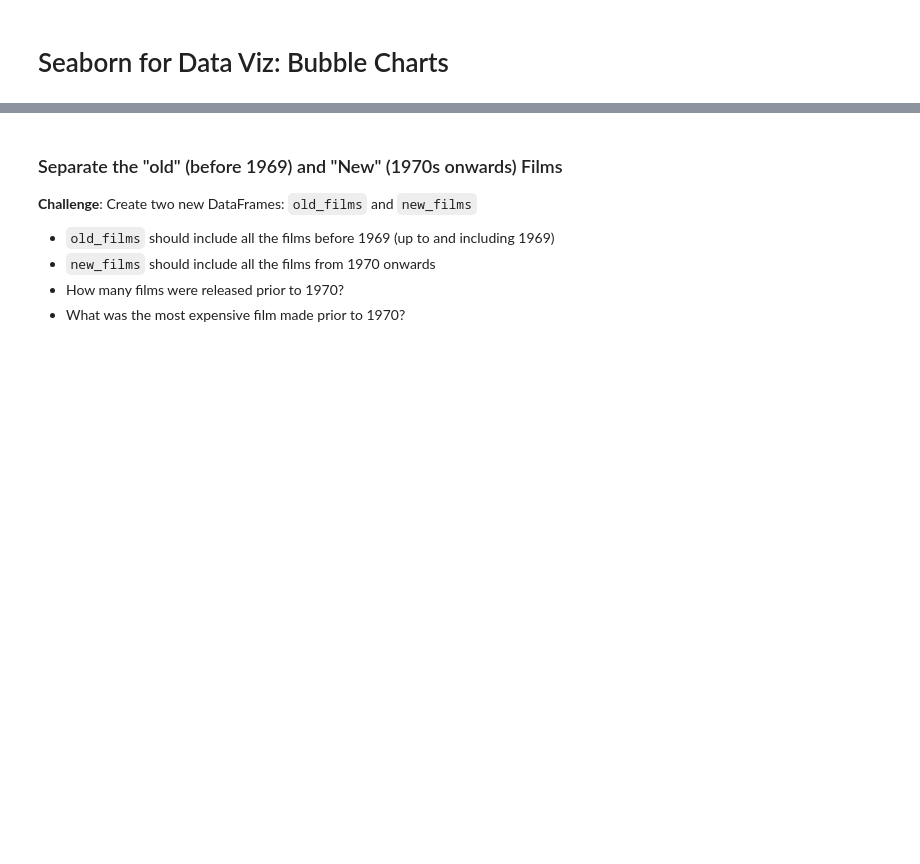
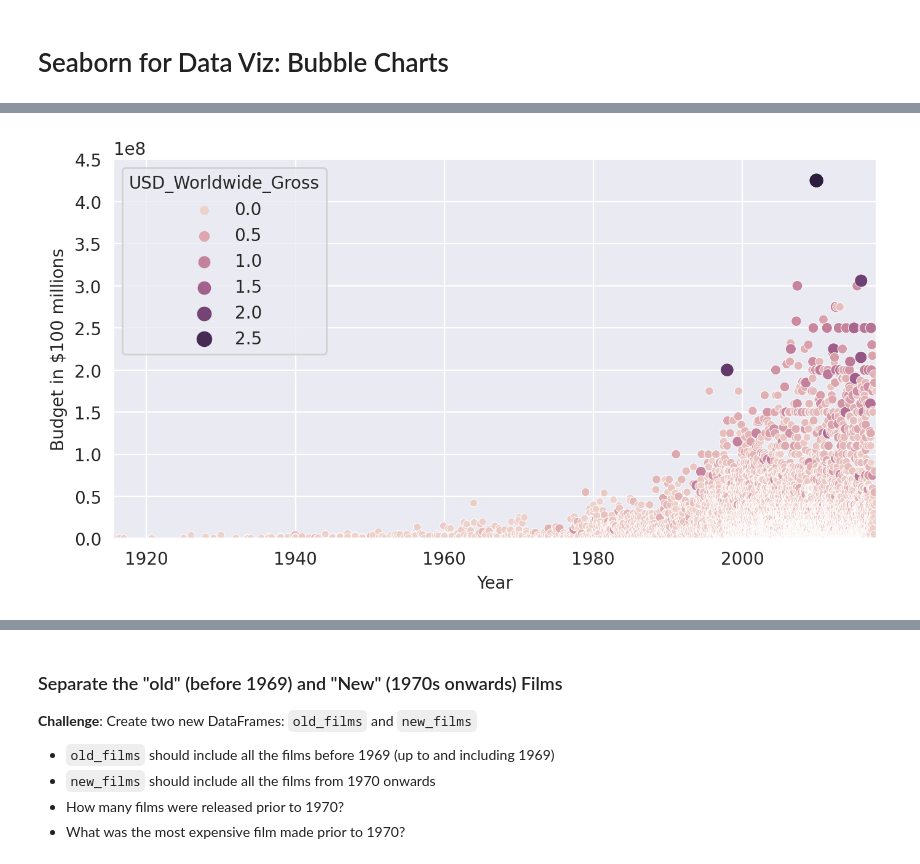
Before and after one commit to noah-clements/100Days-Python-Course, a Jupyter notebook: day77-Seaborn-Linear-Regression/Seaborn_and_Linear_Regression.ipynb, the cells around one changed output, grey strips where cells are left out. Cells and saved outputs as stored; diff of their text form; code cells hidden in the pictures; blank space fills up the shorter version.

```diff
--- a/day77-Seaborn-Linear-Regression/Seaborn_and_Linear_Regression.ipynb
+++ b/day77-Seaborn-Linear-Regression/Seaborn_and_Linear_Regression.ipynb
@@ -279,6 +331,23 @@ What is the percentage of films where the production costs exceeded the worldwid
 **Challenge**: Try to create the following Bubble Chart:
 
 <img src=https://i.imgur.com/8fUn9T6.png>
+# %%
+fig = plt.figure(figsize=(8,4), dpi=200)
+
+with sns.axes_style('darkgrid'):
+       ax = sns.scatterplot(data=data_clean,
+                            x='Release_Date',
+                            y='USD_Production_Budget', # next lines change scatterplot to bubble
+                            hue='USD_Worldwide_Gross', # color
+                            size='USD_Worldwide_Gross') # dot size
+
+       ax.set(ylim=(0, 450000000),
+              xlim=(data_clean.Release_Date.min(), data_clean.Release_Date.max()),
+              ylabel='Budget in $100 millions',
+              xlabel='Year')
+       # fig.set_alpha(0.0)
+# %% [output]
+[figure, added]
 # %% [markdown]
 # Converting Years to Decades Trick
 
```
Also changed, not shown: parts of 16 cells of this notebook, 1 other file.
